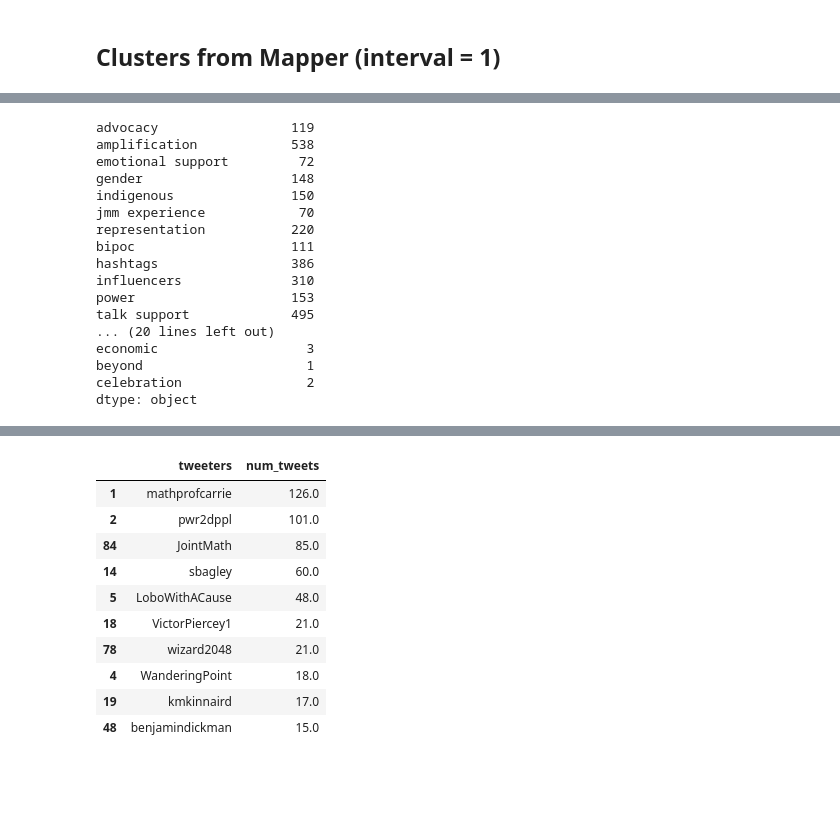
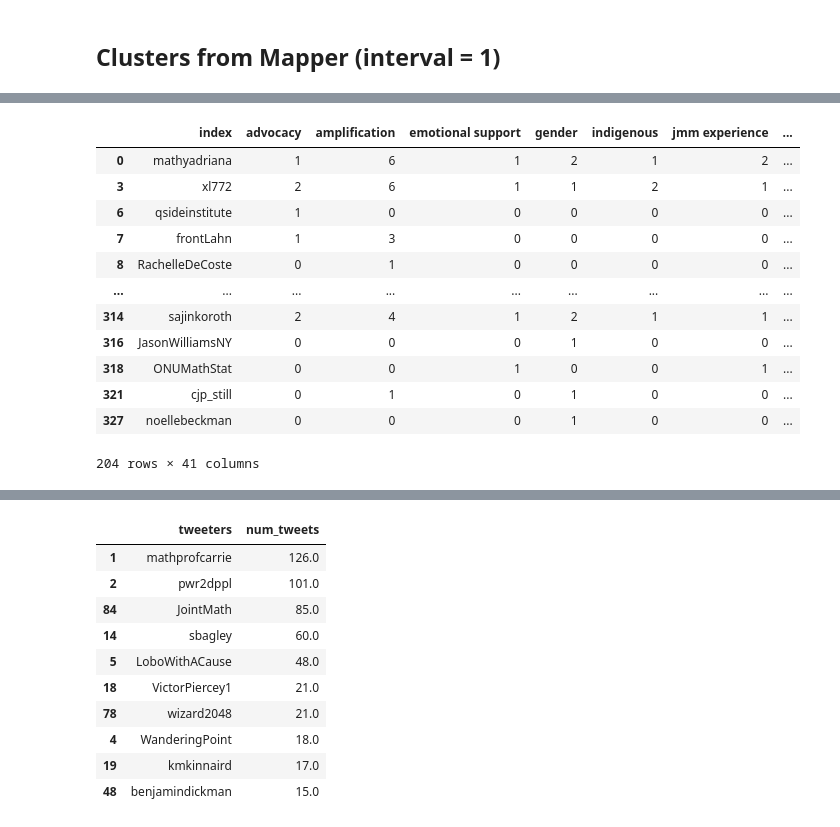
Before and after one commit to DAAAAMNSocialJustice/disruptjmm, a Jupyter notebook: tda/Rachel_cluster_tda_clean.ipynb, the cells around one changed output, grey strips where cells are left out. Cells and saved outputs as stored; diff of their text form; code cells hidden in the pictures; blank space fills up the shorter version.

```diff
--- a/tda/Rachel_cluster_tda_clean.ipynb
+++ b/tda/Rachel_cluster_tda_clean.ipynb
@@ -203,31 +186,29 @@ node_elts
  array([256, 257, 259, 260, 261, 262, 266, 267, 268, 269, 270, 271, 272,
         273, 274, 275, 276, 279, 280, 281])]
 # %%
-#looking at the different clusters
+#looking at the different clusters - remember each cluster contains people!
 
 #get these rows from df_codes
 cluster0 = node_elts[0]
 
 #add normal index
 df_codes_clusters = df_codes.reset_index(drop=False)
 df_cluster0 = df_codes_clusters.iloc[cluster0]
 cluster0_code_sum = df_cluster0.iloc[:,1:-5].sum()
-cluster0_code_sum
+df_cluster0
+
+#tweeters[cluster0] == df_cluster0['index'].to_numpy()
 # %% [output]
+|  | index | advocacy | amplification | emotional support | gender | indigenous | jmm experience | ... |
+| 0 | mathyadriana | 1 | 6 | 1 | 2 | 1 | 2 | ... |
+| 3 | xl772 | 2 | 6 | 1 | 1 | 2 | 1 | ... |
+| 6 | qsideinstitute | 1 | 0 | 0 | 0 | 0 | 0 | ... |
+| 7 | frontLahn | 1 | 3 | 0 | 0 | 0 | 0 | ... |
+| 8 | RachelleDeCoste | 0 | 1 | 0 | 0 | 0 | 0 | ... |
+| ... | ... | ... | ... | ... | ... | ... | ... | ... |
+| 314 | sajinkoroth | 2 | 4 | 1 | 2 | 1 | 1 | ... |
+| 316 | JasonWilliamsNY | 0 | 0 | 0 | 1 | 0 | 0 | ... |
+| 318 | ONUMathStat | 0 | 0 | 1 | 0 | 0 | 1 | ... |
+| 321 | cjp_still | 0 | 1 | 0 | 1 | 0 | 0 | ... |
+| 327 | noellebeckman | 0 | 0 | 0 | 1 | 0 | 0 | ... |
-advocacy                 119
-amplification            538
-emotional support         72
-gender                   148
-indigenous               150
-jmm experience            70
-representation           220
-bipoc                    111
-hashtags                 386
-influencers              310
-power                    153
-talk support             495
-... (20 lines left out)
-economic                   3
-beyond                     1
-celebration                2
-dtype: object
+204 rows × 41 columns
```
Also changed, not shown: parts of 50 cells of this notebook, 1 other file.
